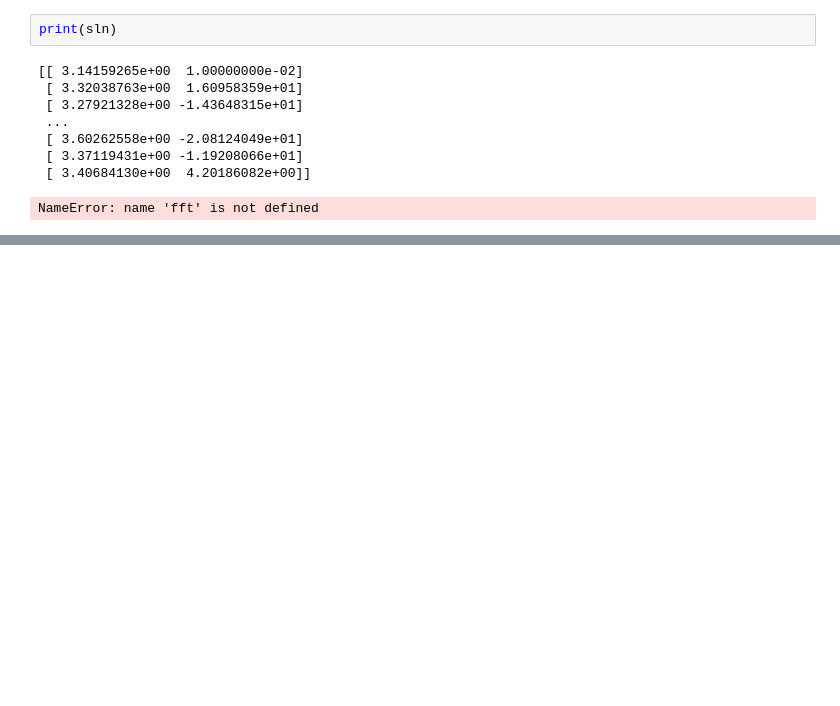
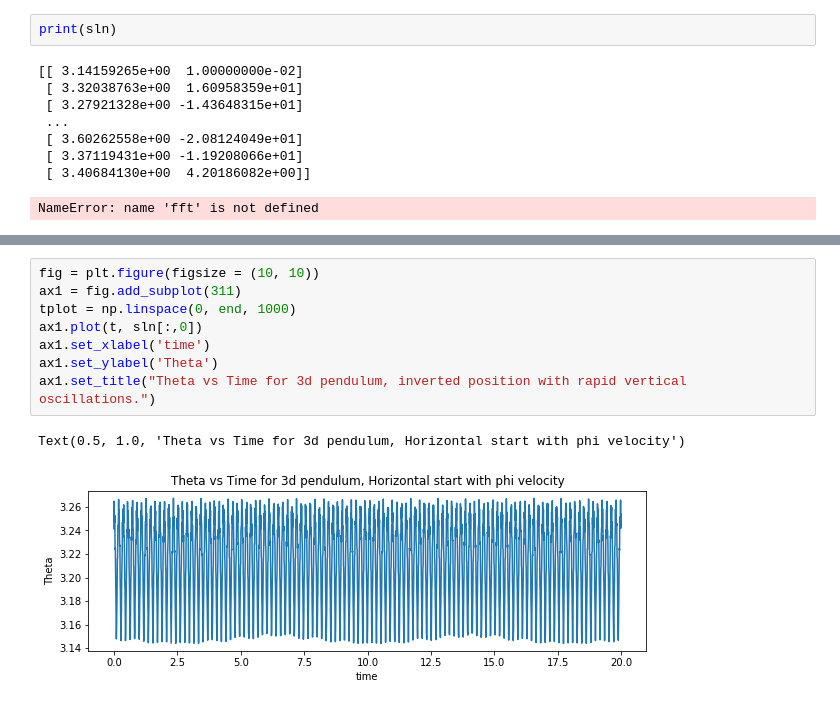
Before and after one commit to b-langton/CircularDataML, a Jupyter notebook: Inverted Pendulum.ipynb, the cells around one changed output, grey strips where cells are left out. Cells and saved outputs as stored; diff of their text form; blank space fills up the shorter version.

```diff
--- a/Inverted Pendulum.ipynb
+++ b/Inverted Pendulum.ipynb
@@ -50,0 +92,11 @@ NameError: name 'fft' is not defined
+# %%
+fig = plt.figure(figsize = (10, 10))
+ax1 = fig.add_subplot(311)
+tplot = np.linspace(0, end, 1000)
+ax1.plot(t, sln[:,0])
+ax1.set_xlabel('time')
+ax1.set_ylabel('Theta')
+ax1.set_title("Theta vs Time for 3d pendulum, inverted position with rapid vertical oscillations.")
+# %% [output]
+Text(0.5, 1.0, 'Theta vs Time for 3d pendulum, Horizontal start with phi velocity')
+[figure, added]
```
Also changed, not shown: parts of 4 cells of this notebook, 10 other files.
